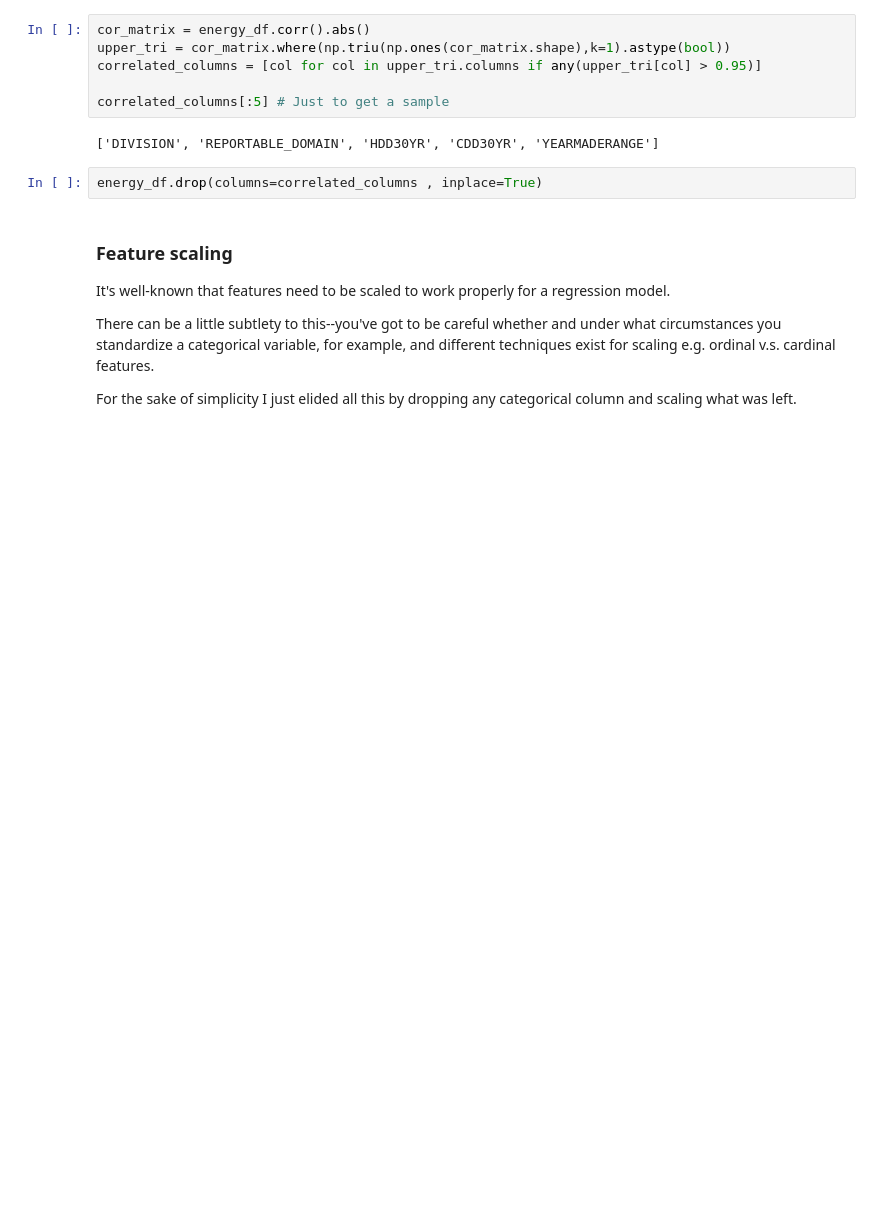
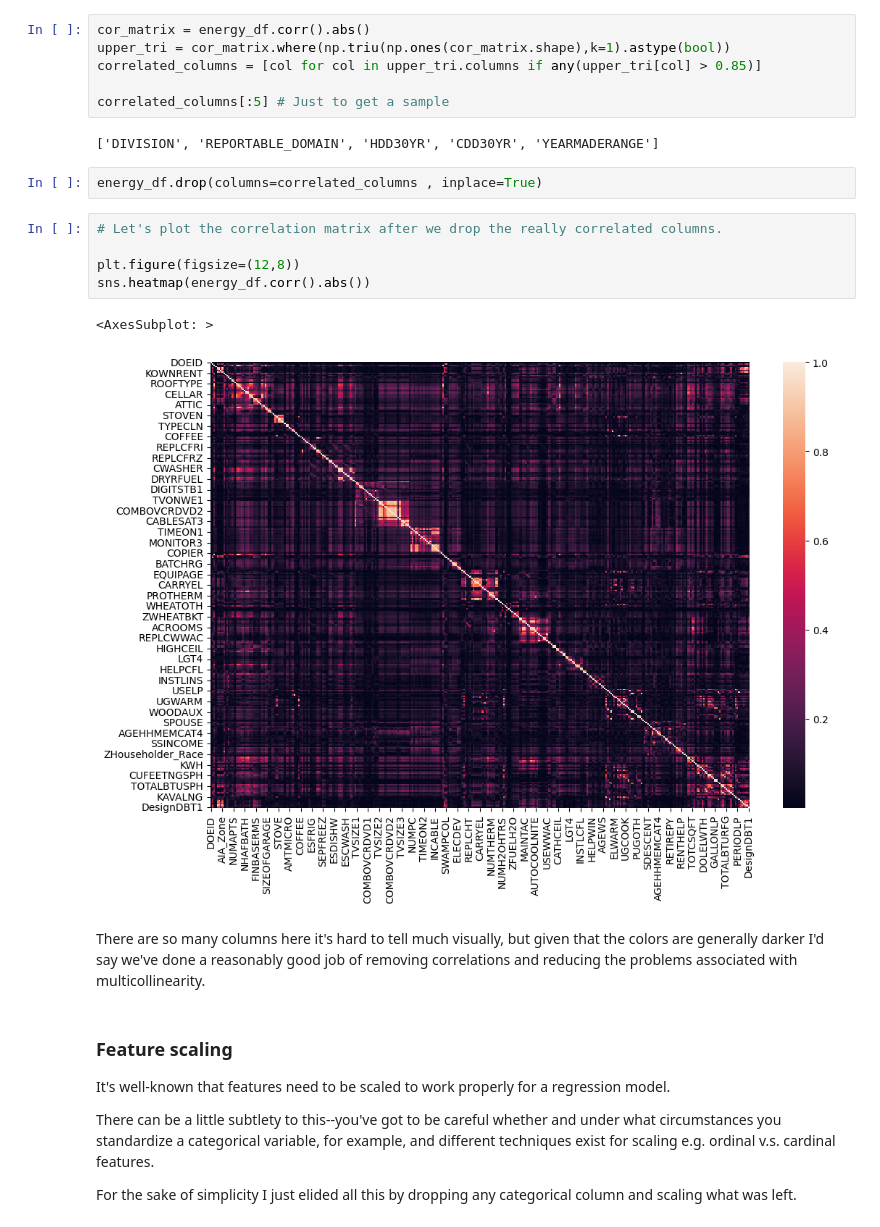
Before and after one commit to fowlertm/vivianHealthTakeHome, a Jupyter notebook: energy_prediction.ipynb, the cells around one changed output. Cells and saved outputs as stored; diff of their text form; blank space fills up the shorter version.

Commit message:
adding correlation plots, tinkering with correlation parameters

```diff
--- a/energy_prediction.ipynb
+++ b/energy_prediction.ipynb
@@ -95,13 +96,23 @@ In my first run-through the model achieved an accuracy of 99.9%, which makes me
 # %%
 cor_matrix = energy_df.corr().abs()
 upper_tri = cor_matrix.where(np.triu(np.ones(cor_matrix.shape),k=1).astype(bool))
-correlated_columns = [col for col in upper_tri.columns if any(upper_tri[col] > 0.95)]
+correlated_columns = [col for col in upper_tri.columns if any(upper_tri[col] > 0.85)]
 
 correlated_columns[:5] # Just to get a sample
 # %% [output]
 ['DIVISION', 'REPORTABLE_DOMAIN', 'HDD30YR', 'CDD30YR', 'YEARMADERANGE']
 # %%
 energy_df.drop(columns=correlated_columns , inplace=True)
+# %%
+# Let's plot the correlation matrix after we drop the really correlated columns.
+
+plt.figure(figsize=(12,8))
+sns.heatmap(energy_df.corr().abs())
+# %% [output]
+<AxesSubplot: >
+[figure, added]
+# %% [markdown]
+There are so many columns here it's hard to tell much visually, but given that the colors are generally darker I'd say we've done a reasonably good job of removing correlations and reducing the problems associated with multicollinearity.
 # %% [markdown]
 ### Feature scaling
 
```
Also changed, not shown: parts of 1 cell of this notebook.
